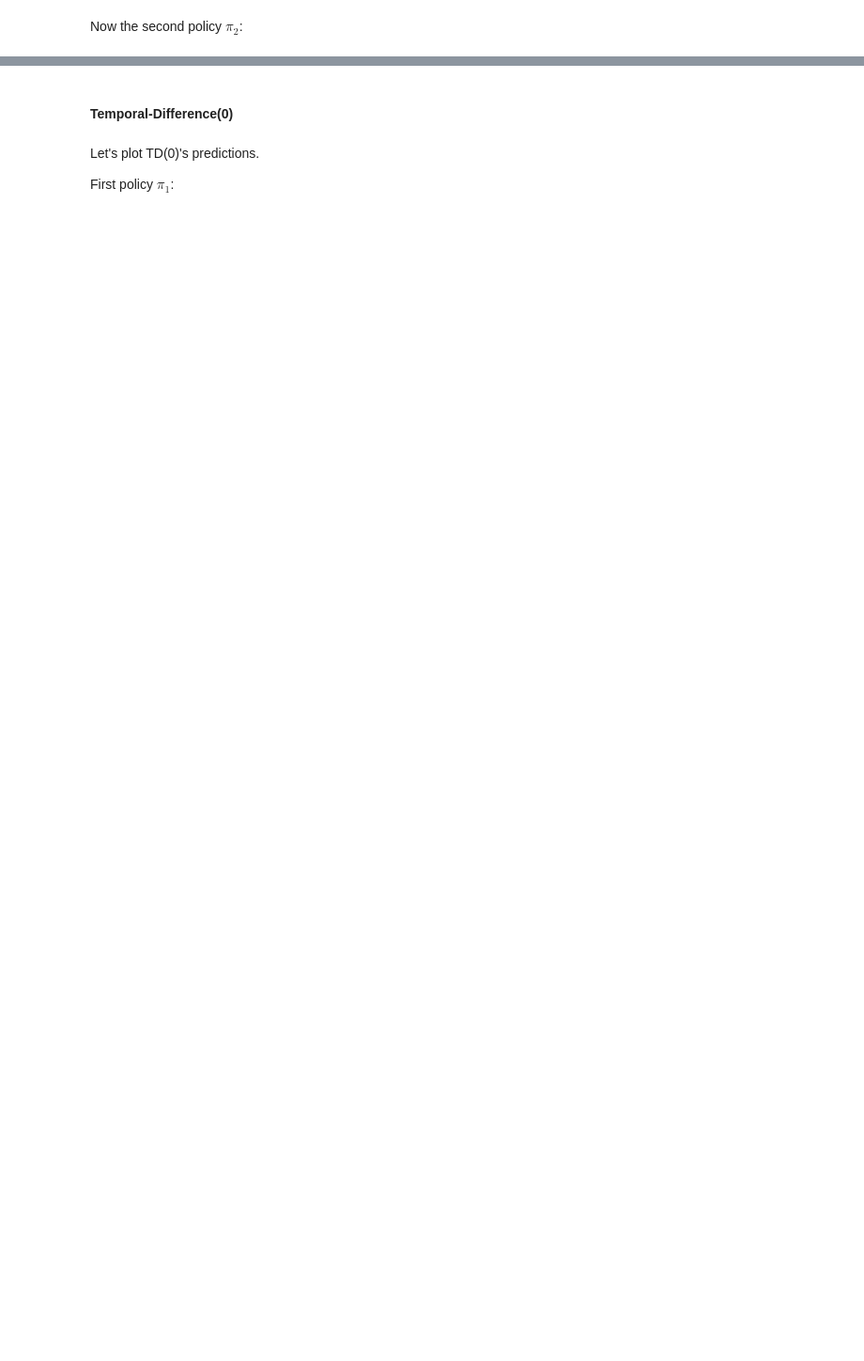
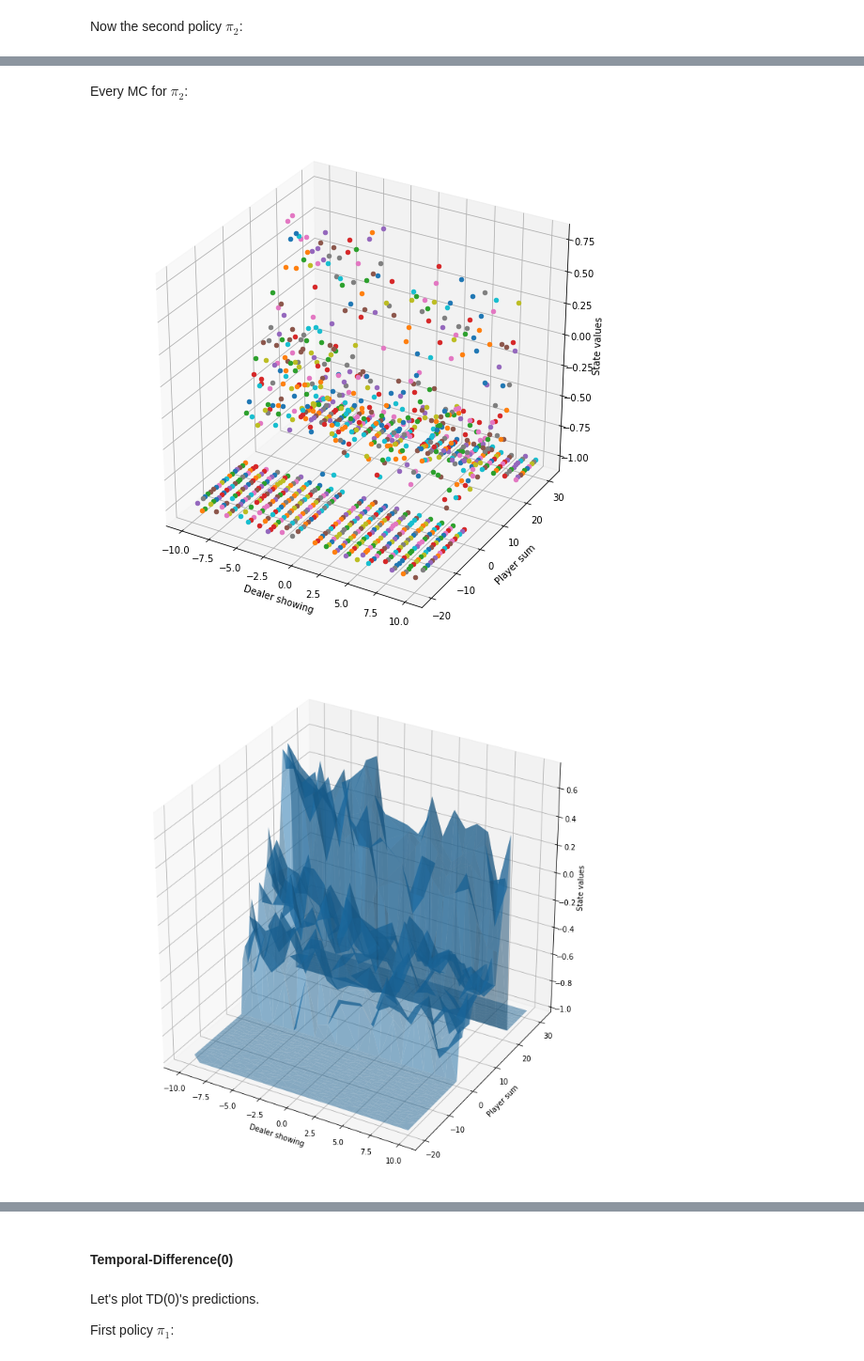
Before and after one commit to RenatoGeh/mac5788, a Jupyter notebook: ep1/Easy21.ipynb, the cells around one changed output, grey strips where cells are left out. Shown at 94% size. Drawn from its saved outputs; the diff is of its cells as text; code cells hidden in the pictures; blank space fills up the shorter version.

```diff
--- a/ep1/Easy21.ipynb
+++ b/ep1/Easy21.ipynb
@@ -246,0 +291,8 @@ plt.show()
+# %% [markdown]
+Every MC for $\pi_2$:
+# %%
+draw_scatter(mc_e_V_2)
+draw_trisurf(mc_e_V_2)
+# %% [output]
+[figure, added]
+[figure, added]
```
Also changed, not shown: parts of 21 cells of this notebook, 1 other file.
